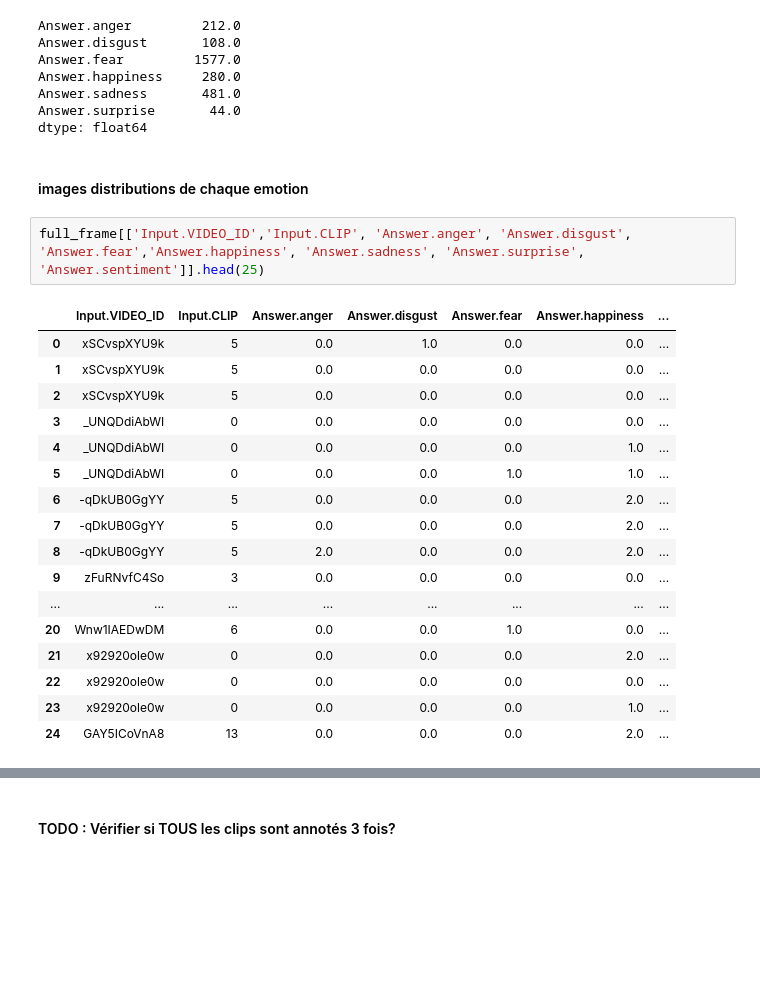
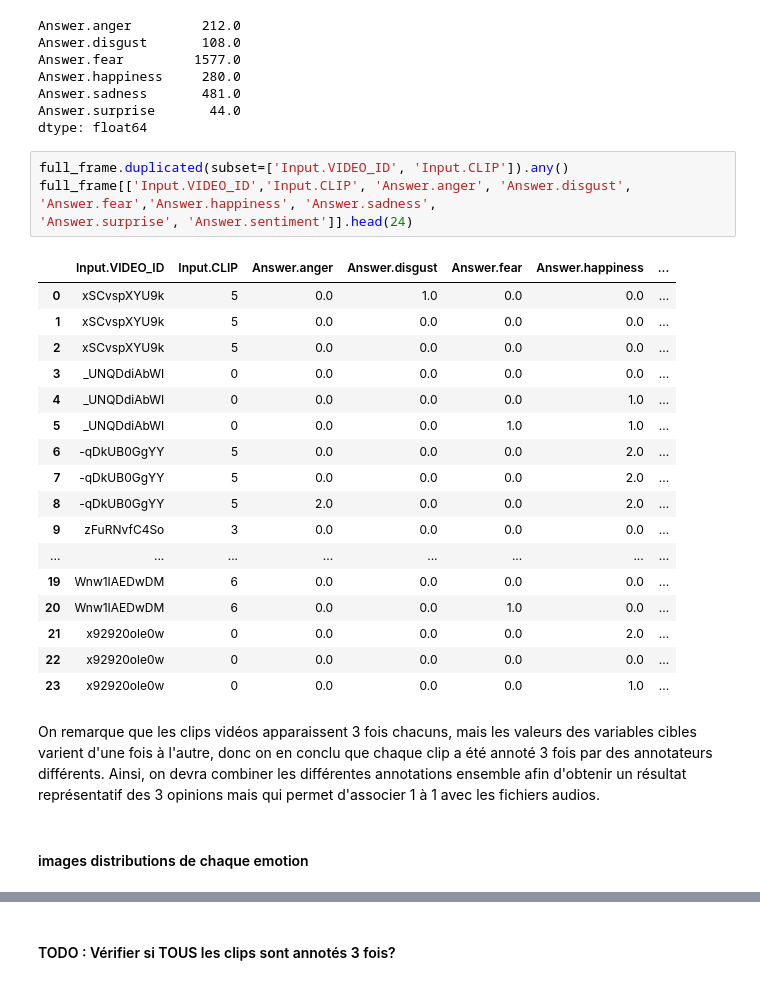
Before and after one commit to phgz/emotion, a Jupyter notebook: notebooks/text_cleaning.ipynb, the cells around one changed output, grey strips where cells are left out. Saved outputs shown, nothing was run; the diff lists cells and outputs as text; blank space fills up the shorter version.

Commit message:
changes to dataframes

```diff
--- a/notebooks/text_cleaning.ipynb
+++ b/notebooks/text_cleaning.ipynb
@@ -148,25 +150,30 @@ Answer.happiness     280.0
 Answer.sadness       481.0
 Answer.surprise       44.0
 dtype: float64
+# %%
+full_frame.duplicated(subset=['Input.VIDEO_ID', 'Input.CLIP']).any()
+full_frame[['Input.VIDEO_ID','Input.CLIP', 'Answer.anger', 'Answer.disgust',
+'Answer.fear','Answer.happiness', 'Answer.sadness',
+'Answer.surprise', 'Answer.sentiment']].head(24)
+# %% [output]
+|  | Input.VIDEO_ID | Input.CLIP | Answer.anger | Answer.disgust | Answer.fear | Answer.happiness | ... |
+| 0 | xSCvspXYU9k | 5 | 0.0 | 1.0 | 0.0 | 0.0 | ... |
+| 1 | xSCvspXYU9k | 5 | 0.0 | 0.0 | 0.0 | 0.0 | ... |
+| 2 | xSCvspXYU9k | 5 | 0.0 | 0.0 | 0.0 | 0.0 | ... |
+| 3 | _UNQDdiAbWI | 0 | 0.0 | 0.0 | 0.0 | 0.0 | ... |
+| 4 | _UNQDdiAbWI | 0 | 0.0 | 0.0 | 0.0 | 1.0 | ... |
+| 5 | _UNQDdiAbWI | 0 | 0.0 | 0.0 | 1.0 | 1.0 | ... |
+| 6 | -qDkUB0GgYY | 5 | 0.0 | 0.0 | 0.0 | 2.0 | ... |
+| 7 | -qDkUB0GgYY | 5 | 0.0 | 0.0 | 0.0 | 2.0 | ... |
+| 8 | -qDkUB0GgYY | 5 | 2.0 | 0.0 | 0.0 | 2.0 | ... |
+| 9 | zFuRNvfC4So | 3 | 0.0 | 0.0 | 0.0 | 0.0 | ... |
+| ... | ... | ... | ... | ... | ... | ... | ... |
+| 19 | Wnw1IAEDwDM | 6 | 0.0 | 0.0 | 0.0 | 0.0 | ... |
+| 20 | Wnw1IAEDwDM | 6 | 0.0 | 0.0 | 1.0 | 0.0 | ... |
+| 21 | x92920ole0w | 0 | 0.0 | 0.0 | 0.0 | 2.0 | ... |
+| 22 | x92920ole0w | 0 | 0.0 | 0.0 | 0.0 | 0.0 | ... |
+| 23 | x92920ole0w | 0 | 0.0 | 0.0 | 0.0 | 1.0 | ... |
+# %% [markdown]
+On remarque que les clips vidéos apparaissent 3 fois chacuns, mais les valeurs des variables cibles varient d'une fois à l'autre, donc on en conclu que chaque clip a été annoté 3 fois par des annotateurs différents. Ainsi, on devra combiner les différentes annotations ensemble afin d'obtenir un résultat représentatif des 3 opinions mais qui permet d'associer 1 à 1 avec les fichiers audios.
 # %% [markdown]
 #### images distributions de chaque emotion
-# %%
-full_frame[['Input.VIDEO_ID','Input.CLIP', 'Answer.anger', 'Answer.disgust', 'Answer.fear','Answer.happiness', 'Answer.sadness', 'Answer.surprise', 'Answer.sentiment']].head(25)
-# %% [output]
-|  | Input.VIDEO_ID | Input.CLIP | Answer.anger | Answer.disgust | Answer.fear | Answer.happiness | ... |
-| 0 | xSCvspXYU9k | 5 | 0.0 | 1.0 | 0.0 | 0.0 | ... |
-| 1 | xSCvspXYU9k | 5 | 0.0 | 0.0 | 0.0 | 0.0 | ... |
-| 2 | xSCvspXYU9k | 5 | 0.0 | 0.0 | 0.0 | 0.0 | ... |
-| 3 | _UNQDdiAbWI | 0 | 0.0 | 0.0 | 0.0 | 0.0 | ... |
-| 4 | _UNQDdiAbWI | 0 | 0.0 | 0.0 | 0.0 | 1.0 | ... |
-| 5 | _UNQDdiAbWI | 0 | 0.0 | 0.0 | 1.0 | 1.0 | ... |
-| 6 | -qDkUB0GgYY | 5 | 0.0 | 0.0 | 0.0 | 2.0 | ... |
-| 7 | -qDkUB0GgYY | 5 | 0.0 | 0.0 | 0.0 | 2.0 | ... |
-| 8 | -qDkUB0GgYY | 5 | 2.0 | 0.0 | 0.0 | 2.0 | ... |
-| 9 | zFuRNvfC4So | 3 | 0.0 | 0.0 | 0.0 | 0.0 | ... |
-| ... | ... | ... | ... | ... | ... | ... | ... |
-| 20 | Wnw1IAEDwDM | 6 | 0.0 | 0.0 | 1.0 | 0.0 | ... |
-| 21 | x92920ole0w | 0 | 0.0 | 0.0 | 0.0 | 2.0 | ... |
-| 22 | x92920ole0w | 0 | 0.0 | 0.0 | 0.0 | 0.0 | ... |
-| 23 | x92920ole0w | 0 | 0.0 | 0.0 | 0.0 | 1.0 | ... |
-| 24 | GAY5ICoVnA8 | 13 | 0.0 | 0.0 | 0.0 | 2.0 | ... |
```
Also changed, not shown: parts of 5 cells of this notebook.
